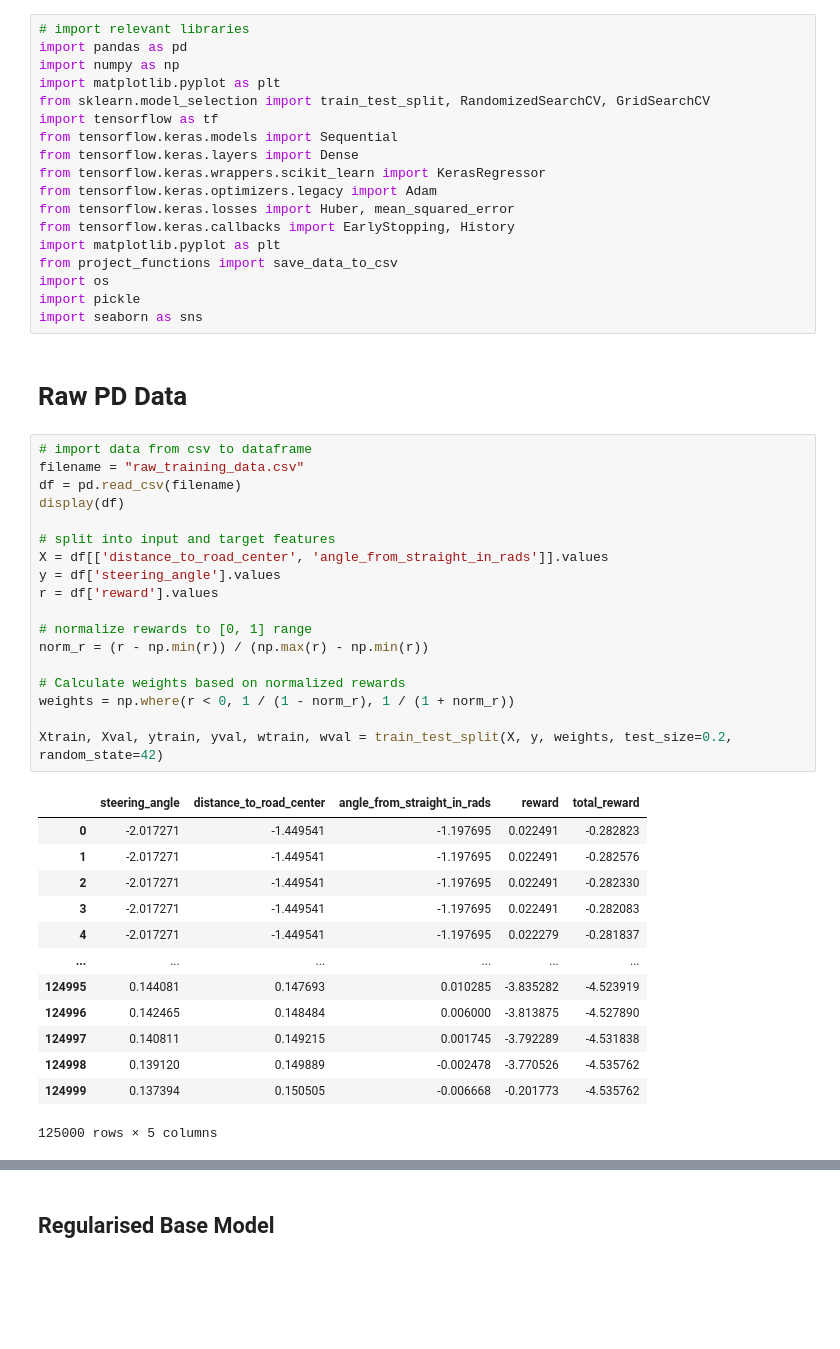
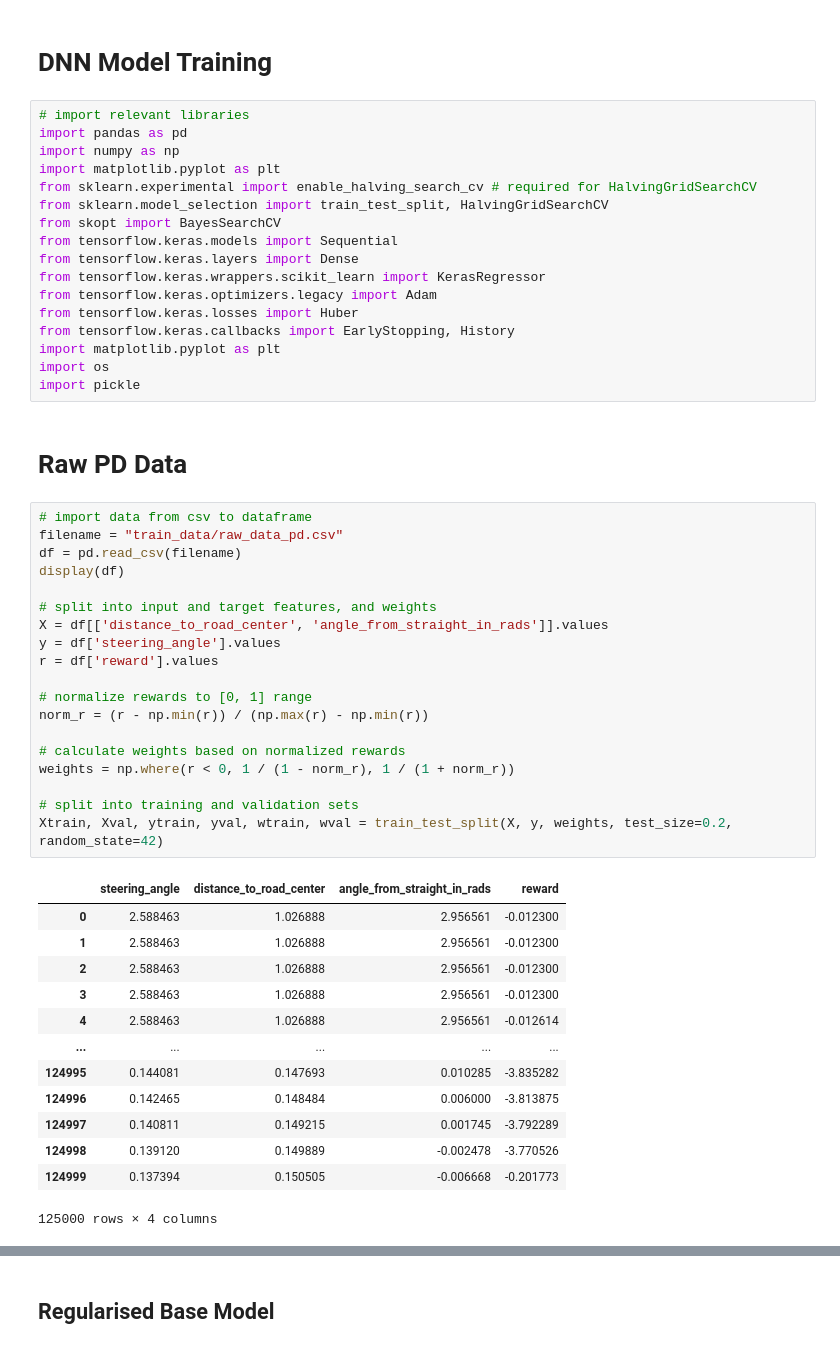
Before and after one commit to sophia20753/sysopt_adproject, a Jupyter notebook: project/dnn_train.ipynb, the cells around one changed output, grey strips where cells are left out. Saved outputs shown, nothing was run; the diff lists cells and outputs as text; blank space fills up the shorter version.

```diff
--- a/project/dnn_train.ipynb
+++ b/project/dnn_train.ipynb
@@ -10,52 +1,54 @@ This notebook achieves the following:
+# %% [markdown]
+# DNN Model Training
 # %%
 # import relevant libraries
 import pandas as pd
 import numpy as np
 import matplotlib.pyplot as plt
-from sklearn.model_selection import train_test_split, RandomizedSearchCV, GridSearchCV
-import tensorflow as tf
+from sklearn.experimental import enable_halving_search_cv # required for HalvingGridSearchCV
+from sklearn.model_selection import train_test_split, HalvingGridSearchCV
+from skopt import BayesSearchCV
 from tensorflow.keras.models import Sequential
 from tensorflow.keras.layers import Dense
 from tensorflow.keras.wrappers.scikit_learn import KerasRegressor
 from tensorflow.keras.optimizers.legacy import Adam
-from tensorflow.keras.losses import Huber, mean_squared_error
+from tensorflow.keras.losses import Huber
 from tensorflow.keras.callbacks import EarlyStopping, History
 import matplotlib.pyplot as plt
-from project_functions import save_data_to_csv
 import os
 import pickle
-import seaborn as sns
 # %% [markdown]
 # Raw PD Data
 # %%
 # import data from csv to dataframe
-filename = "raw_training_data.csv"
+filename = "train_data/raw_data_pd.csv"
 df = pd.read_csv(filename)
 display(df)
 
-# split into input and target features
+# split into input and target features, and weights
 X = df[['distance_to_road_center', 'angle_from_straight_in_rads']].values
 y = df['steering_angle'].values
 r = df['reward'].values
 
 # normalize rewards to [0, 1] range
 norm_r = (r - np.min(r)) / (np.max(r) - np.min(r))
 
-# Calculate weights based on normalized rewards
+# calculate weights based on normalized rewards
 weights = np.where(r < 0, 1 / (1 - norm_r), 1 / (1 + norm_r))
 
+# split into training and validation sets
 Xtrain, Xval, ytrain, yval, wtrain, wval = train_test_split(X, y, weights, test_size=0.2, random_state=42)
 # %% [output]
-|  | steering_angle | distance_to_road_center | angle_from_straight_in_rads | reward | total_reward |
-| 0 | -2.017271 | -1.449541 | -1.197695 | 0.022491 | -0.282823 |
-| 1 | -2.017271 | -1.449541 | -1.197695 | 0.022491 | -0.282576 |
-| 2 | -2.017271 | -1.449541 | -1.197695 | 0.022491 | -0.282330 |
-| 3 | -2.017271 | -1.449541 | -1.197695 | 0.022491 | -0.282083 |
-| 4 | -2.017271 | -1.449541 | -1.197695 | 0.022279 | -0.281837 |
-| ... | ... | ... | ... | ... | ... |
-| 124995 | 0.144081 | 0.147693 | 0.010285 | -3.835282 | -4.523919 |
-| 124996 | 0.142465 | 0.148484 | 0.006000 | -3.813875 | -4.527890 |
-| 124997 | 0.140811 | 0.149215 | 0.001745 | -3.792289 | -4.531838 |
-| 124998 | 0.139120 | 0.149889 | -0.002478 | -3.770526 | -4.535762 |
-| 124999 | 0.137394 | 0.150505 | -0.006668 | -0.201773 | -4.535762 |
+|  | steering_angle | distance_to_road_center | angle_from_straight_in_rads | reward |
+| 0 | 2.588463 | 1.026888 | 2.956561 | -0.012300 |
+| 1 | 2.588463 | 1.026888 | 2.956561 | -0.012300 |
+| 2 | 2.588463 | 1.026888 | 2.956561 | -0.012300 |
+| 3 | 2.588463 | 1.026888 | 2.956561 | -0.012300 |
+| 4 | 2.588463 | 1.026888 | 2.956561 | -0.012614 |
+| ... | ... | ... | ... | ... |
+| 124995 | 0.144081 | 0.147693 | 0.010285 | -3.835282 |
+| 124996 | 0.142465 | 0.148484 | 0.006000 | -3.813875 |
+| 124997 | 0.140811 | 0.149215 | 0.001745 | -3.792289 |
+| 124998 | 0.139120 | 0.149889 | -0.002478 | -3.770526 |
+| 124999 | 0.137394 | 0.150505 | -0.006668 | -0.201773 |
-125000 rows × 5 columns
+125000 rows × 4 columns
```
Also changed, not shown: parts of 35 cells of this notebook, 27 other files.
